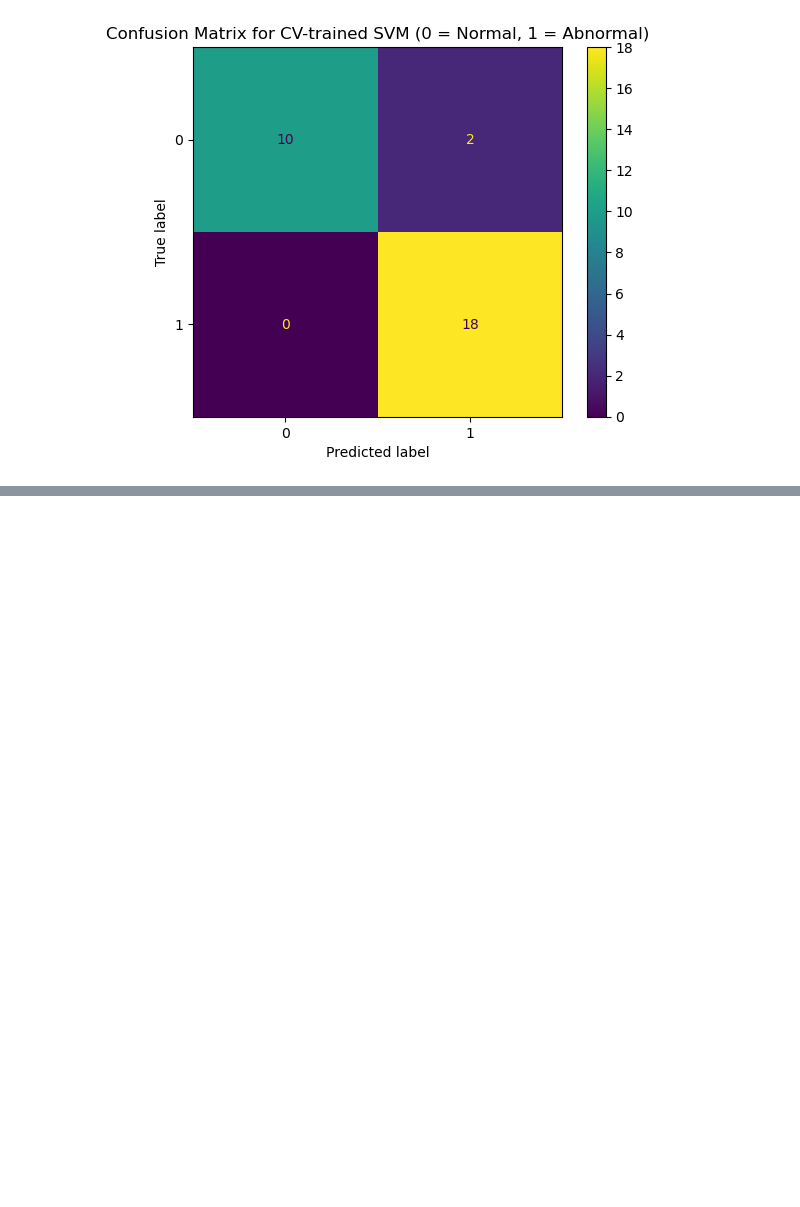
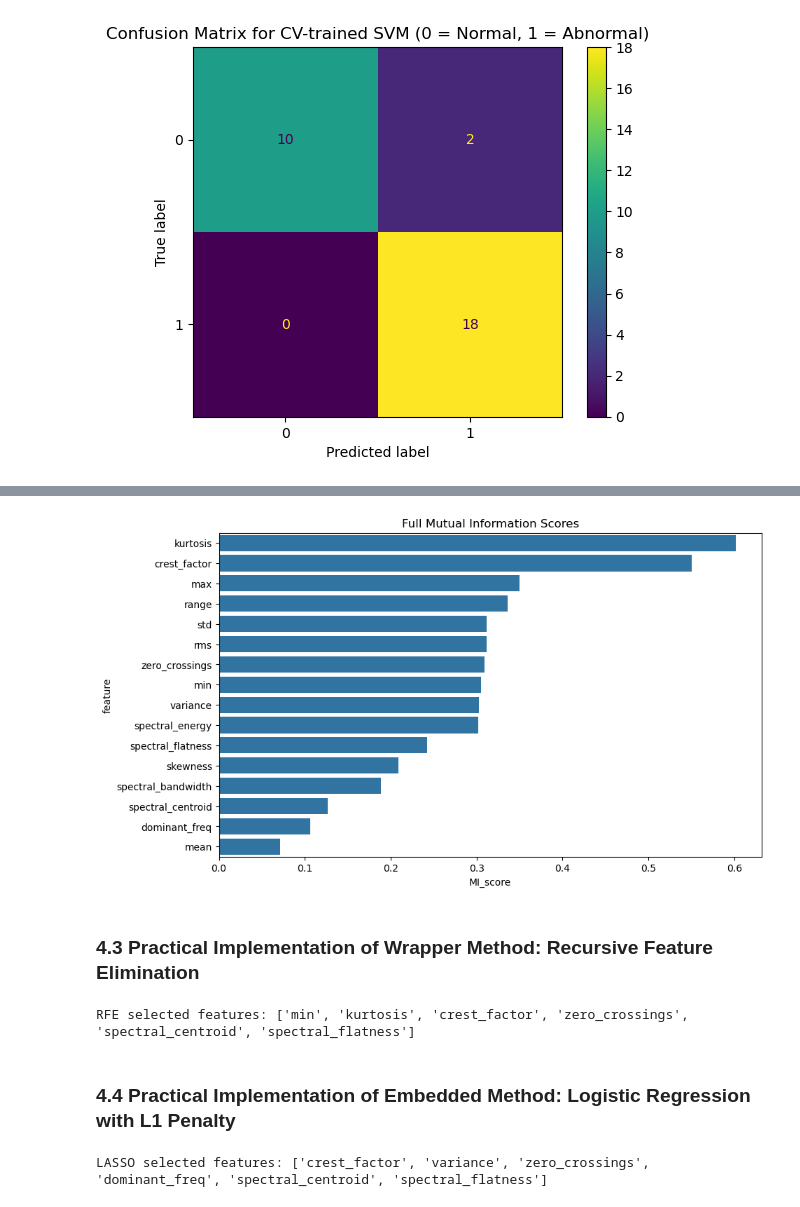
Before and after one commit to viktormm/D7015B---Assignment-3, a Jupyter notebook: Assignment3.ipynb, the cells around one changed output, grey strips where cells are left out. Drawn from its saved outputs; the diff is of its cells as text; code cells hidden in the pictures; blank space fills up the shorter version.

```diff
--- a/Assignment3.ipynb
+++ b/Assignment3.ipynb
@@ -208,0 +417,4 @@ weighted avg       0.94      0.93      0.93        30
+# %%
+#Separate features and target
+X = merged_data.drop(columns=['event'])
+y = merged_data['event']
@@ -208,0 +485,38 @@ weighted avg       0.94      0.93      0.93        30
+# %%
+#Mutual Information scores for all features
+mi_scores = mutual_info_classif(X, y, random_state=42)
+mi_df = pd.DataFrame({'feature': X.columns, 'MI_score': mi_scores}).sort_values(by='MI_score', ascending=False)
+
+plt.figure(figsize=(10,6))
+sns.barplot(x='MI_score', y='feature', data=mi_df)
+plt.title("Full Mutual Information Scores")
+plt.show()
+# %% [output]
+[figure, added]
+# %% [markdown]
+### 4.3 Practical Implementation of Wrapper Method: Recursive Feature Elimination
+# %%
+svc_estimator = SVC(kernel='linear', random_state=42)  # linear kernel. Might miss non-linear relationships.
+rfe = RFE(estimator=svc_estimator, n_features_to_select=6)  # choose 6 features
+pipeline_rfe = make_pipeline(StandardScaler(), rfe, svc_estimator)
+pipeline_rfe.fit(X, y)
+selected_features_rfe = X.columns[rfe.support_].tolist()
+print("RFE selected features:", selected_features_rfe)
+# %% [output]
+RFE selected features: ['min', 'kurtosis', 'crest_factor', 'zero_crossings', 'spectral_centroid', 'spectral_flatness']
+# %% [markdown]
+### 4.4 Practical Implementation of Embedded Method: Logistic Regression with L1 Penalty
+# %%
+pipeline_logregL1 = make_pipeline(
+    StandardScaler(),
+    LogisticRegression(penalty='l1', solver='liblinear', C = 1.0,random_state=42) #C = 1/alpha, where alpha is penalty strength (regularization parameter). Read more about this in research section of report.
+)
+
+pipeline_logregL1.fit(X, y)
+
+coef = pipeline_logregL1.named_steps['logisticregression'].coef_[0]
+selected_features_l1 = X.columns[coef != 0].tolist()
+
+print("\nLASSO selected features:", selected_features_l1)
+# %% [output]
+LASSO selected features: ['crest_factor', 'variance', 'zero_crossings', 'dominant_freq', 'spectral_centroid', 'spectral_flatness']
```
Also changed, not shown: parts of 27 cells of this notebook, 1 other file.
